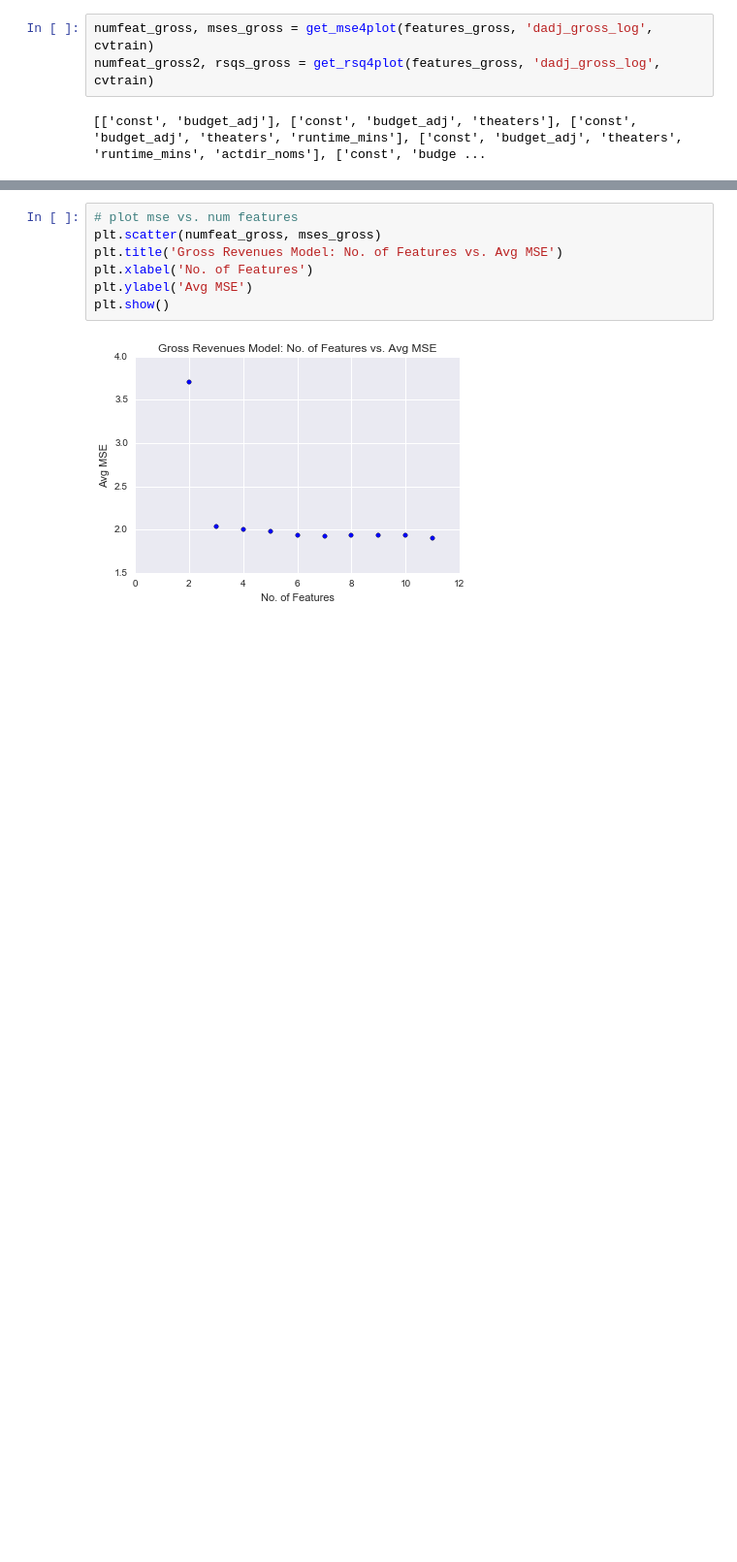
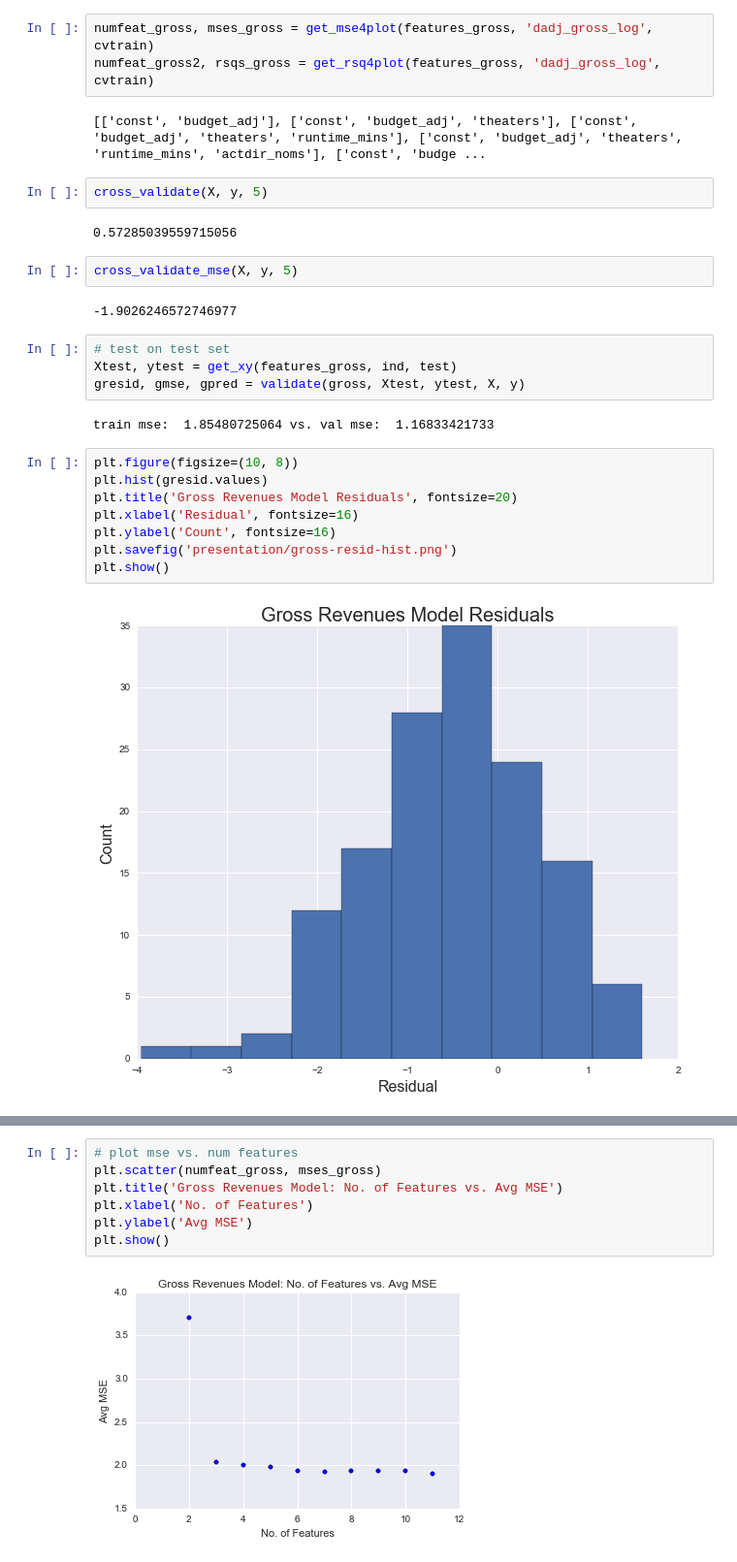
Before and after one commit to dianalam/movie-predictor, a Jupyter notebook: luther-analysis.ipynb, the cells around one changed output, grey strips where cells are left out. Shown at 97% size. Saved outputs shown, nothing was run; the diff lists cells and outputs as text; blank space fills up the shorter version.

```diff
--- a/luther-analysis.ipynb
+++ b/luther-analysis.ipynb
@@ -1291,3 +1000,27 @@ numfeat_gross, mses_gross = get_mse4plot(features_gross, 'dadj_gross_log', cvtra
 numfeat_gross2, rsqs_gross = get_rsq4plot(features_gross, 'dadj_gross_log', cvtrain)
 # %% [output]
 [['const', 'budget_adj'], ['const', 'budget_adj', 'theaters'], ['const', 'budget_adj', 'theaters', 'runtime_mins'], ['const', 'budget_adj', 'theaters', 'runtime_mins', 'actdir_noms'], ['const', 'budge ...
+# %%
+cross_validate(X, y, 5)
+# %% [output]
+0.57285039559715056
+# %%
+cross_validate_mse(X, y, 5)
+# %% [output]
+-1.9026246572746977
+# %%
+# test on test set
+Xtest, ytest = get_xy(features_gross, ind, test)
+gresid, gmse, gpred = validate(gross, Xtest, ytest, X, y)
+# %% [output]
+train mse:  1.85480725064 vs. val mse:  1.16833421733
+# %%
+plt.figure(figsize=(10, 8))
+plt.hist(gresid.values)
+plt.title('Gross Revenues Model Residuals', fontsize=20)
+plt.xlabel('Residual', fontsize=16)
+plt.ylabel('Count', fontsize=16)
+plt.savefig('presentation/gross-resid-hist.png')
+plt.show()
+# %% [output]
+[figure, added]
```
Also changed, not shown: parts of 37 cells of this notebook, 25 other files.
